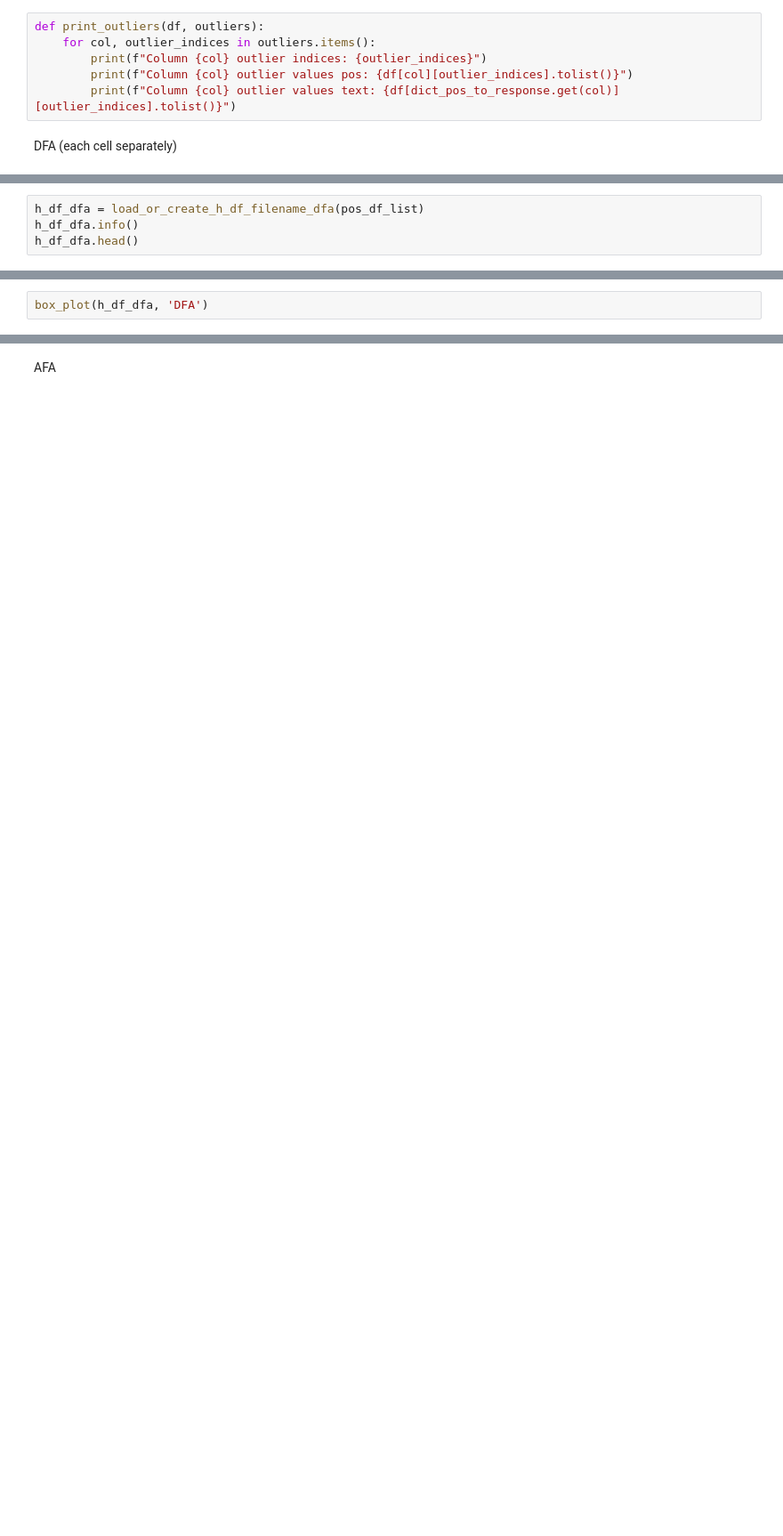
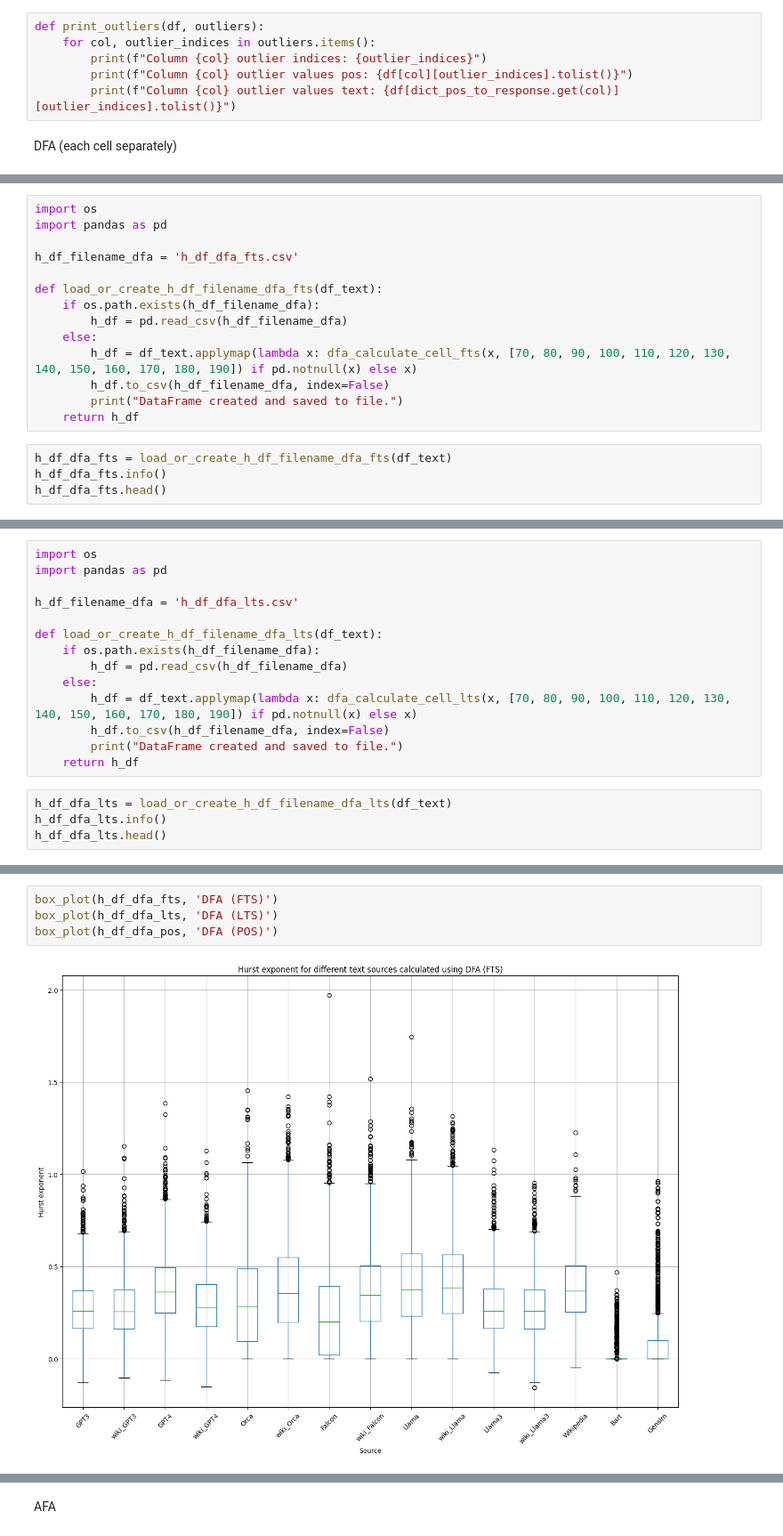
Before and after one commit to msobolewska/fractal, a Jupyter notebook: dane_wiki_final.ipynb, the cells around one changed output, grey strips where cells are left out. Shown at 89% size. Saved outputs shown, nothing was run; the diff lists cells and outputs as text; blank space fills up the shorter version.

```diff
--- a/dane_wiki_final.ipynb
+++ b/dane_wiki_final.ipynb
@@ -327,4 +423,18 @@ def load_or_create_h_df_filename_dfa(pos_df_list):
+# %%
+import os
+import pandas as pd
+
+h_df_filename_dfa = 'h_df_dfa_fts.csv'
+
+def load_or_create_h_df_filename_dfa_fts(df_text):
+    if os.path.exists(h_df_filename_dfa):
+        h_df = pd.read_csv(h_df_filename_dfa)
+    else:
+        h_df = df_text.applymap(lambda x: dfa_calculate_cell_fts(x, [70, 80, 90, 100, 110, 120, 130, 140, 150, 160, 170, 180, 190]) if pd.notnull(x) else x)
+        h_df.to_csv(h_df_filename_dfa, index=False)
+        print("DataFrame created and saved to file.")
+    return h_df
 # %%
-h_df_dfa = load_or_create_h_df_filename_dfa(pos_df_list)
-h_df_dfa.info()
-h_df_dfa.head()
+h_df_dfa_fts = load_or_create_h_df_filename_dfa_fts(df_text)
+h_df_dfa_fts.info()
+h_df_dfa_fts.head()
@@ -330,0 +465,18 @@ h_df_dfa.head()
+# %%
+import os
+import pandas as pd
+
+h_df_filename_dfa = 'h_df_dfa_lts.csv'
+
+def load_or_create_h_df_filename_dfa_lts(df_text):
+    if os.path.exists(h_df_filename_dfa):
+        h_df = pd.read_csv(h_df_filename_dfa)
+    else:
+        h_df = df_text.applymap(lambda x: dfa_calculate_cell_lts(x, [70, 80, 90, 100, 110, 120, 130, 140, 150, 160, 170, 180, 190]) if pd.notnull(x) else x)
+        h_df.to_csv(h_df_filename_dfa, index=False)
+        print("DataFrame created and saved to file.")
+    return h_df
+# %%
+h_df_dfa_lts = load_or_create_h_df_filename_dfa_lts(df_text)
+h_df_dfa_lts.info()
+h_df_dfa_lts.head()
@@ -334,2 +528,6 @@ print_outliers(df, outliers)
 # %%
-box_plot(h_df_dfa, 'DFA')
+box_plot(h_df_dfa_fts, 'DFA (FTS)')
+box_plot(h_df_dfa_lts, 'DFA (LTS)')
+box_plot(h_df_dfa_pos, 'DFA (POS)')
+# %% [output]
+[figure, added]
```
Also changed, not shown: parts of 38 cells of this notebook.
